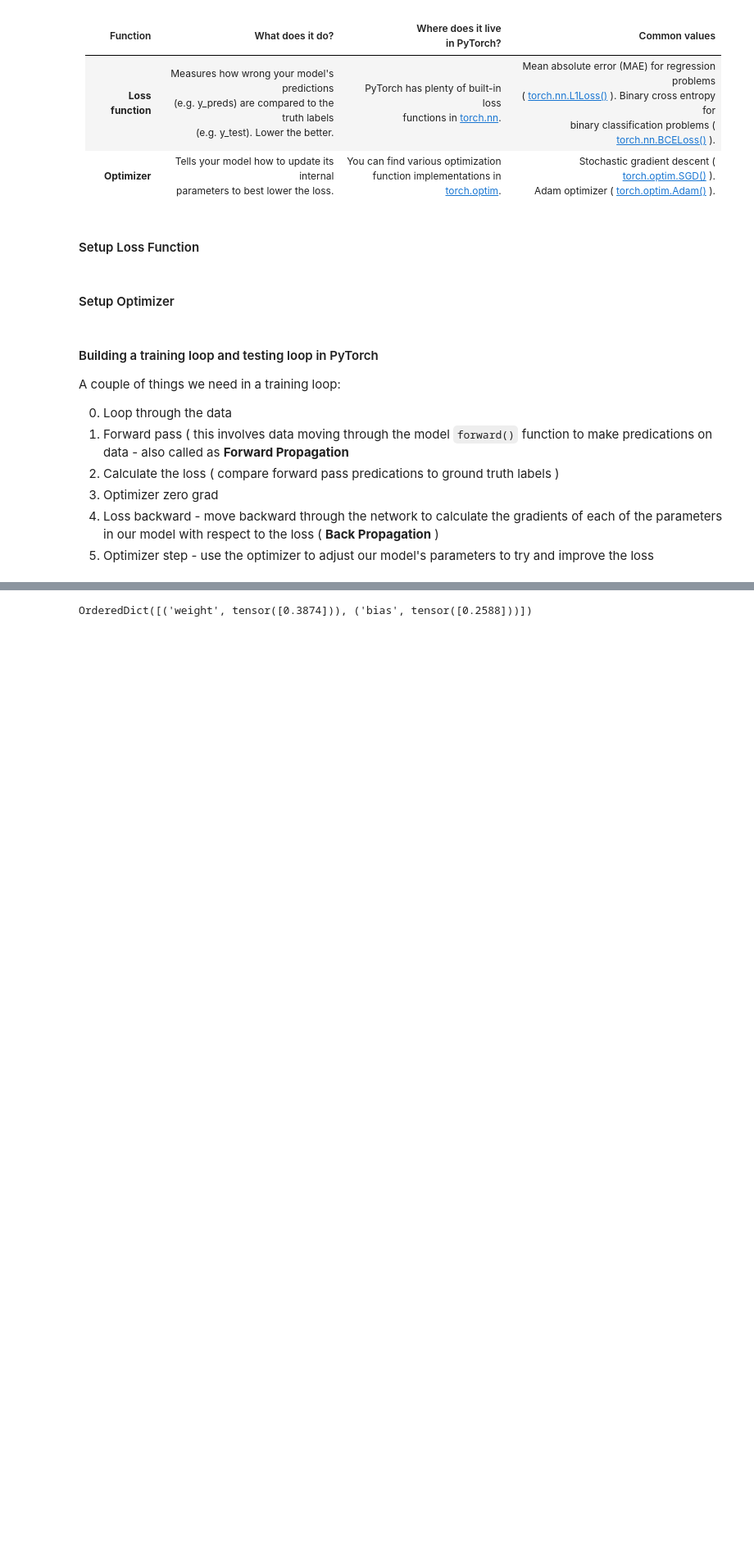
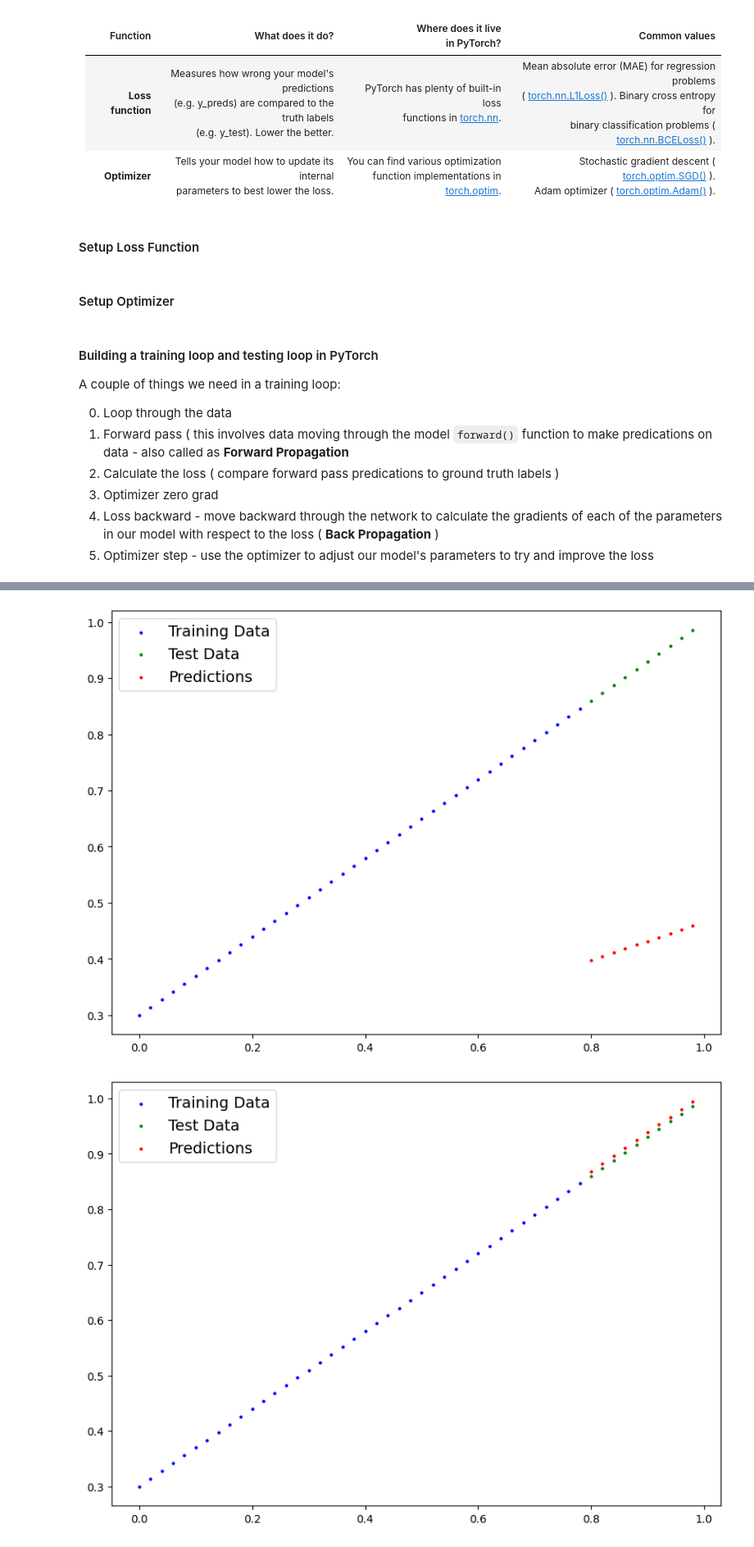
Before and after one commit to sayanarajasekhar/PyTorch, a Jupyter notebook: 01_pytorch_workflow.ipynb, the cells around one changed output, grey strips where cells are left out. Shown at 82% size. Drawn from its saved outputs; the diff is of its cells as text; code cells hidden in the pictures; blank space fills up the shorter version.

```diff
--- a/01_pytorch_workflow.ipynb
+++ b/01_pytorch_workflow.ipynb
@@ -307,8 +309,11 @@ A couple of things we need in a training loop:
 4. Loss backward - move backward through the network to calculate the gradients of each of the parameters in our model with respect to the loss ( **Back Propagation** )
 5. Optimizer step - use the optimizer to adjust our model's parameters to try and improve the loss
 # %%
+# Model parameter before training
+model_0.state_dict()
+
 # An epoch is one loop through the data... (this is a hyperparameter because we've set it ourselves)
-epochs = 1
+epochs = 100
 
 ### Training
 # 0. Loop through the data
@@ -332,3 +337,19 @@ for epoch in range(epochs):
 
   # 5. Step the optimizer (perform gradient descent)
   optimizer.step() # by default how the optimizer changes will acculumate through the loop so.. we have to zero them above in step 3 for the next iteration
+
+### Testing loop
+  # Set the mode in testing loop
+  model_0.eval() # eval mode in PyTorch sets all parameters that require gradients to False
+
+  with torch.inference_mode():
+    # 1. Forward loop
+    y_preds_new = model_0(X_test)
+
+    # 2. Calcaulate loss
+    test_loss = loss_fn(y_preds_new, y_test)
+
+    # Print out what's happening
+    if epoch % 10 == 0:
+      print(f"Epoch: {epoch} | Loss: {loss} | Test Loss: {test_loss}")
+      print(f"Parameters : {model_0.state_dict()}")
@@ -335,4 +377,7 @@ for epoch in range(epochs):
-# %%
-model_0.state_dict()
-# %% [output]
-OrderedDict([('weight', tensor([0.3874])), ('bias', tensor([0.2588]))])
+# %%
+# Visilization before and after training
+plot_predictions(predictions=y_preds)
+plot_predictions(predictions=y_preds_new)
+# %% [output]
+[figure, added]
+[figure, added]
```
Also changed, not shown: parts of 6 cells of this notebook.
